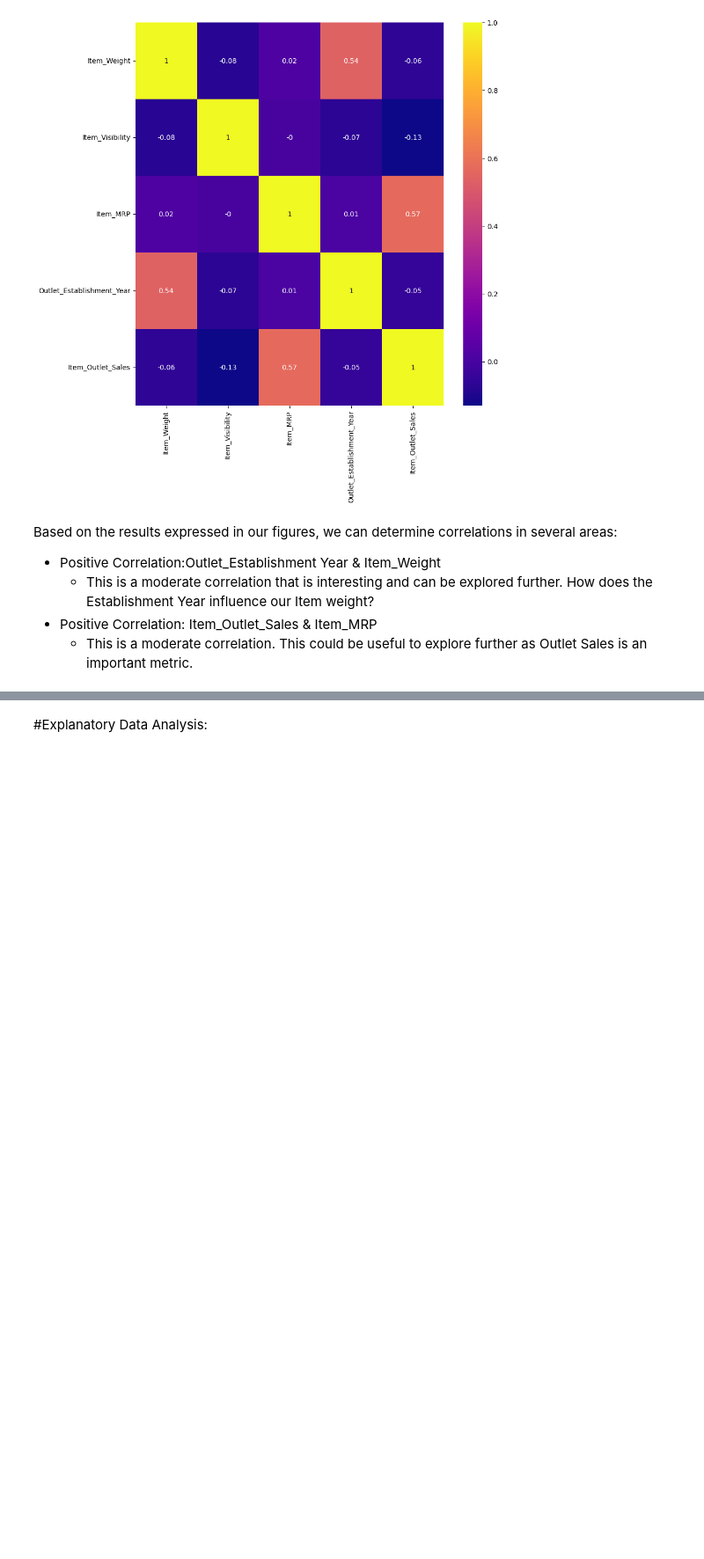
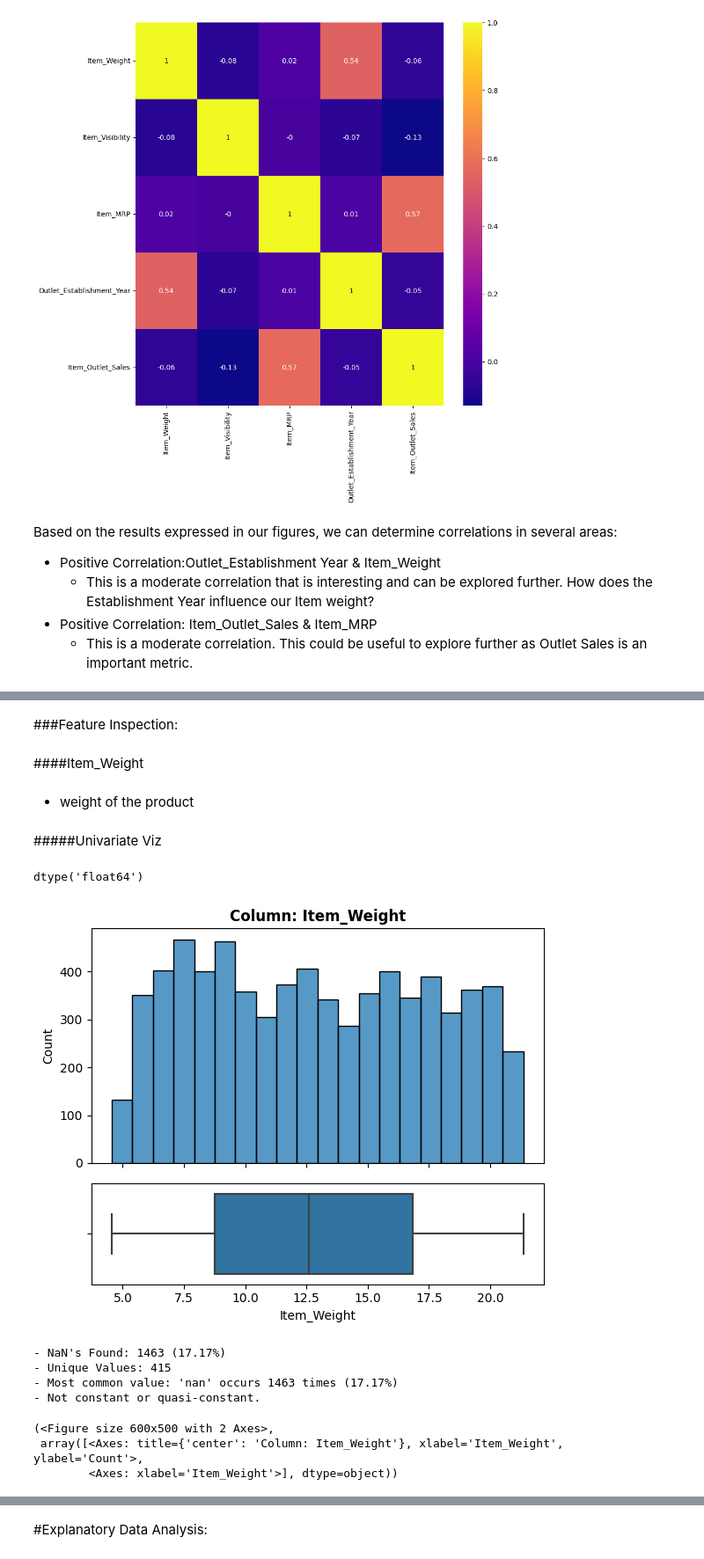
Before and after one commit to Dr-Schmoctor/sales-predictions, a Jupyter notebook: Prediction_of_Product_Sales.ipynb, the cells around one changed output, grey strips where cells are left out. Shown at 88% size. Cells and saved outputs as stored; diff of their text form; code cells hidden in the pictures; blank space fills up the shorter version.

```diff
--- a/Prediction_of_Product_Sales.ipynb
+++ b/Prediction_of_Product_Sales.ipynb
@@ -702,0 +739,7 @@ Based on the results expressed in our figures, we can determine correlations in
+# %%
+#dropping unneccessary columns
+use_cols = ["Item_Weight", "Item_Fat_Content", "Item_Visibility",	"Item_Type",
+            "Item_MRP", "Outlet_Establishment_Year", "Outlet_Size",
+            "Outlet_Location_Type",	"Outlet_Type", "Item_Outlet_Sales"]
+temp_df = temp_df[use_cols]
+temp_df
@@ -702,0 +771,5 @@ Based on the results expressed in our figures, we can determine correlations in
+# %%
+#Replace -1 with Null
+temp_df['Item_Weight'] = temp_df['Item_Weight'].replace('-1', np.nan)
+#Confirm
+temp_df['Item_Weight'].value_counts(dropna=False)
@@ -702,0 +789,5 @@ Based on the results expressed in our figures, we can determine correlations in
+# %%
+#Replace -1 with Null
+temp_df['Outlet_Size'] = temp_df['Outlet_Size'].replace('MISSING', np.nan)
+#Confirm
+temp_df['Outlet_Size'].value_counts(dropna=False)
@@ -702,0 +971,26 @@ Based on the results expressed in our figures, we can determine correlations in
+# %% [markdown]
+###Feature Inspection:
+# %% [markdown]
+####Item_Weight
+# %% [markdown]
+* weight of the product
+# %% [markdown]
+#####Univariate Viz
+# %%
+#confirm DataType
+feature = "Item_Weight"
+temp_df[feature].dtype
+# %% [output]
+dtype('float64')
+# %%
+#EDA Function for Numeric
+explore_numeric(temp_df, feature)
+# %% [output]
+[figure, added]
+- NaN's Found: 1463 (17.17%)
+- Unique Values: 415
+- Most common value: 'nan' occurs 1463 times (17.17%)
+- Not constant or quasi-constant.
+(<Figure size 600x500 with 2 Axes>,
+ array([<Axes: title={'center': 'Column: Item_Weight'}, xlabel='Item_Weight', ylabel='Count'>,
+        <Axes: xlabel='Item_Weight'>], dtype=object))
```
Also changed, not shown: parts of 105 cells of this notebook.
